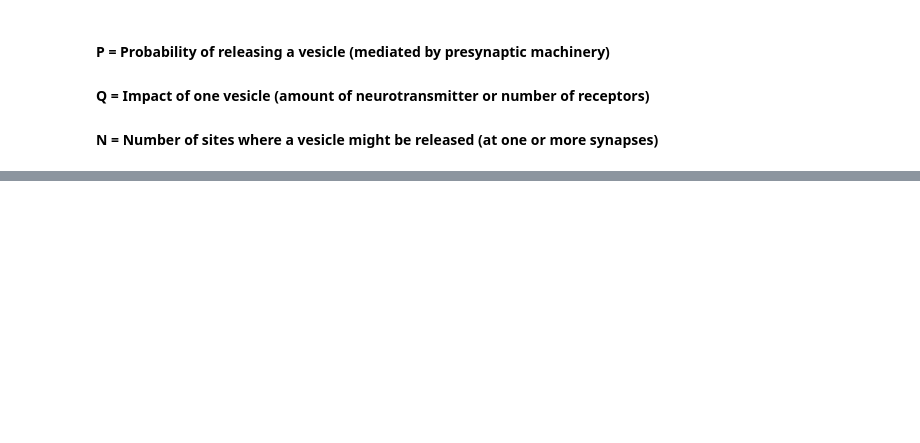
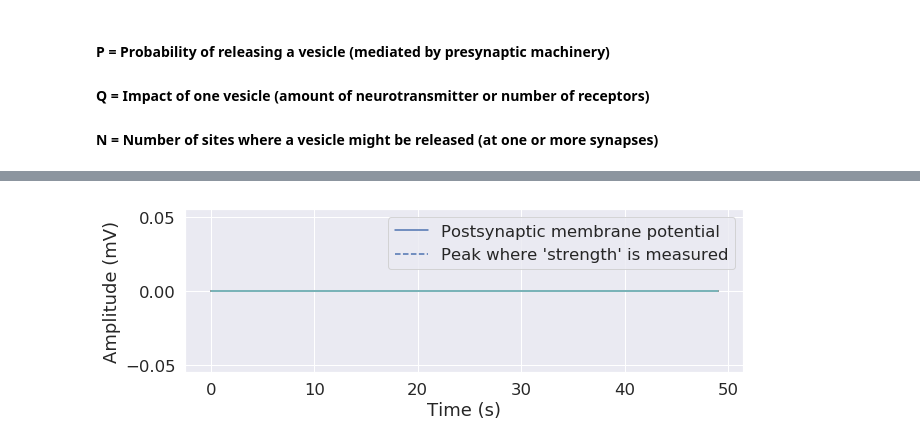
Before and after one commit to rgerkin/dacn-lectures, a Jupyter notebook: synapses.ipynb, the cells around one changed output, grey strips where cells are left out. Drawn from its saved outputs; the diff is of its cells as text; code cells hidden in the pictures; blank space fills up the shorter version.

```diff
--- a/synapses.ipynb
+++ b/synapses.ipynb
@@ -101,0 +132,4 @@ Starting simulation at t=0. s for a duration of 1. s
+# %%
+plot_psp(p=0, count=20)
+# %% [output]
+[figure, added]
```
Also changed, not shown: parts of 12 cells of this notebook.
